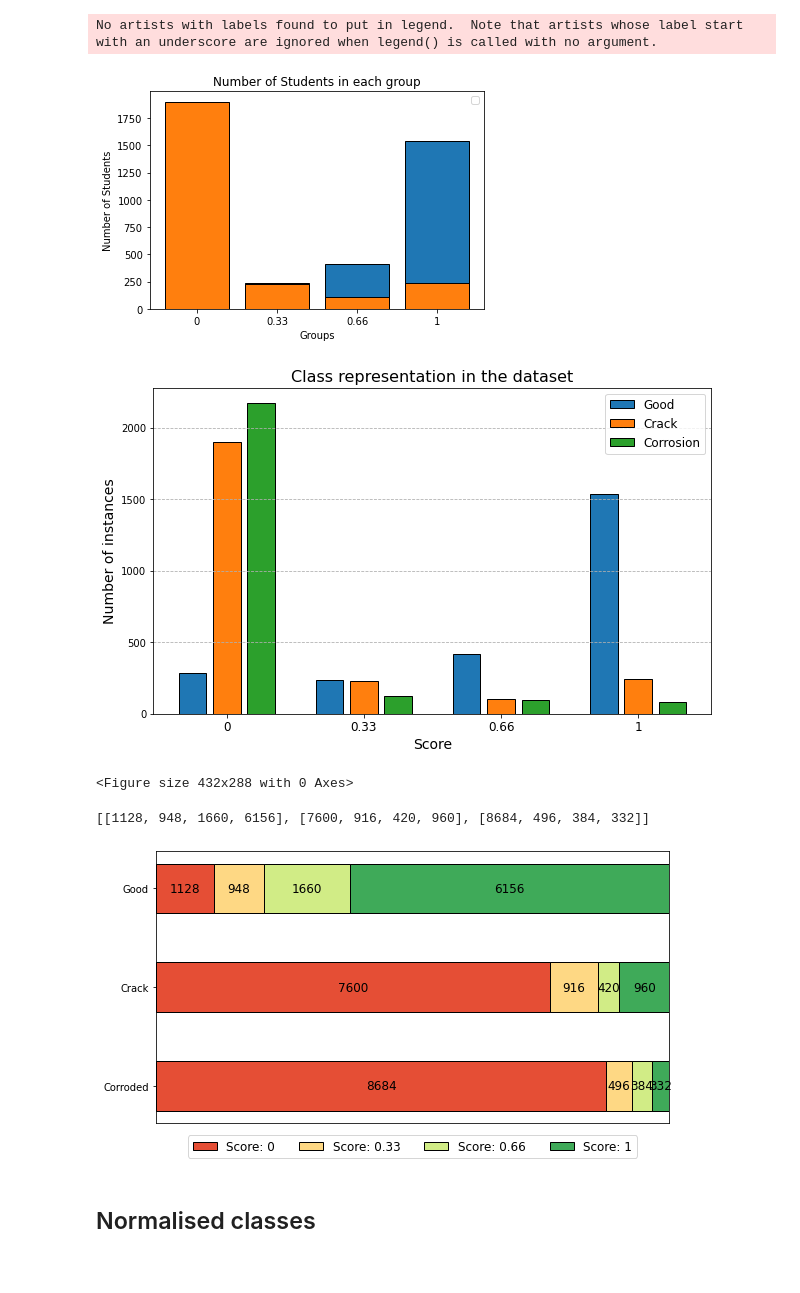
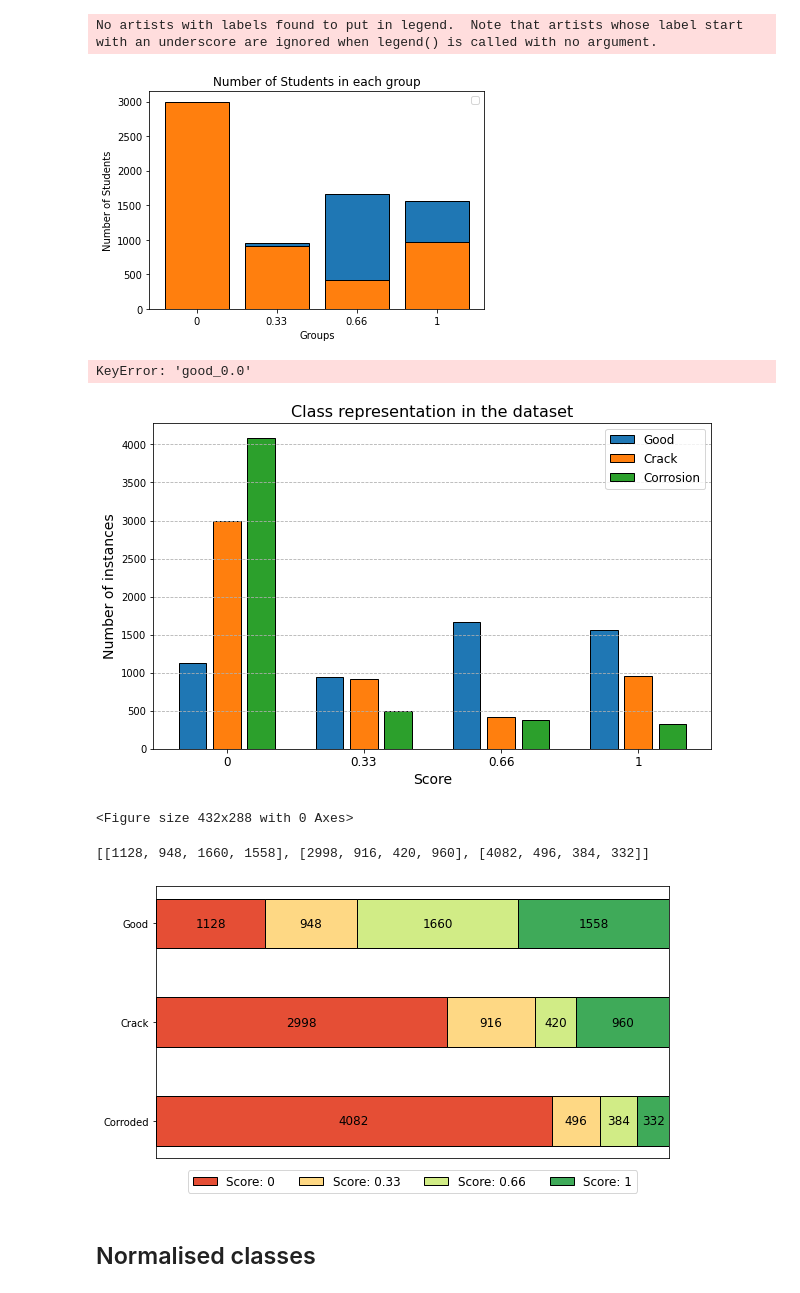
Before and after one commit to charlieHowcroft/PV-EL-image, a Jupyter notebook: solarel/Cell_classifiaction/Class_visualisation.ipynb, the cells around one changed output. Saved outputs shown, nothing was run; the diff lists cells and outputs as text; code cells hidden in the pictures.

```diff
--- a/solarel/Cell_classifiaction/Class_visualisation.ipynb
+++ b/solarel/Cell_classifiaction/Class_visualisation.ipynb
@@ -3,7 +3,7 @@ import matplotlib.pyplot as plt
 import pandas as pd
 import numpy as np
 # %%
-csv_path = "C:/Users/chuck/OneDrive/Desktop/Honors/multi-class-dataset(save_point)/multi-class-dataset-new/labels.csv"
+csv_path = "C:/Users/chuck/OneDrive/Desktop/Honors/propper_datasets/slim_dataset.csv"
 # csv_path = "C:/Users/chuck/OneDrive/Desktop/filtered_df.csv"
 # csv_path = "C:/Users/chuck/OneDrive/Desktop/Honors/multi-class-dataset(save_point)/multi-class-dataset-new/labelsCracks.csv"
 df = pd.read_csv(csv_path)
@@ -76,12 +76,14 @@ plt.legend()
 plt.show()
 # %% [output]
 No artists with labels found to put in legend.  Note that artists whose label start with an underscore are ignored when legend() is called with no argument.
-[figure, old version]
+[figure, new version]
 # %%
 good_0_values = df['good_0.0'].values
 good_33_values = df['good_0.33'].values
 good_66_values = df['good_0.66'].values
 good_1_values = df['good_1.0'].values
+# %% [output]
+KeyError: 'good_0.0'
 # %%
 good_values = df['good'].values
 crack_values = df['crack'].values
@@ -122,7 +124,7 @@ plt.legend(fontsize=12)
 plt.savefig('bar_plot_unbalanced.jpg', format='jpeg', dpi=600)
 plt.show()
 # %% [output]
-[figure, old version]
+[figure, new version]
 # %%
 plt.savefig("Class-representation.jpg") #save as jpg
 # %% [output]
@@ -136,9 +138,9 @@ good_count = Counter(list(df["good"].values))
 crack_count = Counter(list(df["crack"].values))
 corrosion_count = Counter(list(df["corrossion"].values))
 class_count_list = [
-    [good_count[0]*4, good_count[0.33]*4, good_count[0.66]*4, good_count[1]*4],
-    [crack_count[0]*4, crack_count[0.33]*4, crack_count[0.66]*4, crack_count[1]*4],
-    [corrosion_count[0]*4, corrosion_count[0.33]*4, corrosion_count[0.66]*4, corrosion_count[1]*4]
+    [good_count[0], good_count[0.33], good_count[0.66], good_count[1]],
+    [crack_count[0], crack_count[0.33], crack_count[0.66], crack_count[1]],
+    [corrosion_count[0], corrosion_count[0.33], corrosion_count[0.66], corrosion_count[1]]
 ]
 print(class_count_list)
 
@@ -161,35 +163,35 @@ def survey(results, category_names):
     category_names : list of str
         The category labels.
     """
     labels = list(results.keys())
     data = np.array(list(results.values()))
     data_cum = data.cumsum(axis=1)
     category_colors = plt.colormaps['RdYlGn'](
         np.linspace(0.15, 0.85, data.shape[1]))
 
     fig, ax = plt.subplots(figsize=(9.2, 5))
     ax.invert_yaxis()
     ax.xaxis.set_visible(False)
     ax.set_xlim(0, np.sum(data, axis=1).max())
 
     for i, (colname, color) in enumerate(zip(category_names, category_colors)):
         widths = data[:, i]
         starts = data_cum[:, i] - widths
         rects = ax.barh(labels, widths, left=starts, height=0.5,
                         label=colname, color=color, edgecolor='black')
 
         ax.bar_label(rects, label_type='center', color='black', fontsize='large')
 
     ax.legend(ncol = 4, loc='lower center', fontsize='large',  bbox_to_anchor=(0.5, -0.15))
 
     return fig, ax
 
 survey(results, category_names)
 plt.savefig('bar_plot_classes_unbalance.jpg', format='jpeg', dpi=600)
 plt.show()
 # %% [output]
-[[1128, 948, 1660, 6156], [7600, 916, 420, 960], [8684, 496, 384, 332]]
+[[1128, 948, 1660, 1558], [2998, 916, 420, 960], [4082, 496, 384, 332]]
-[figure, old version]
+[figure, new version]
 # %% [markdown]
 ## Normalised classes
 # %%
```
Also changed, not shown: parts of 2 cells of this notebook, 17 other files.
